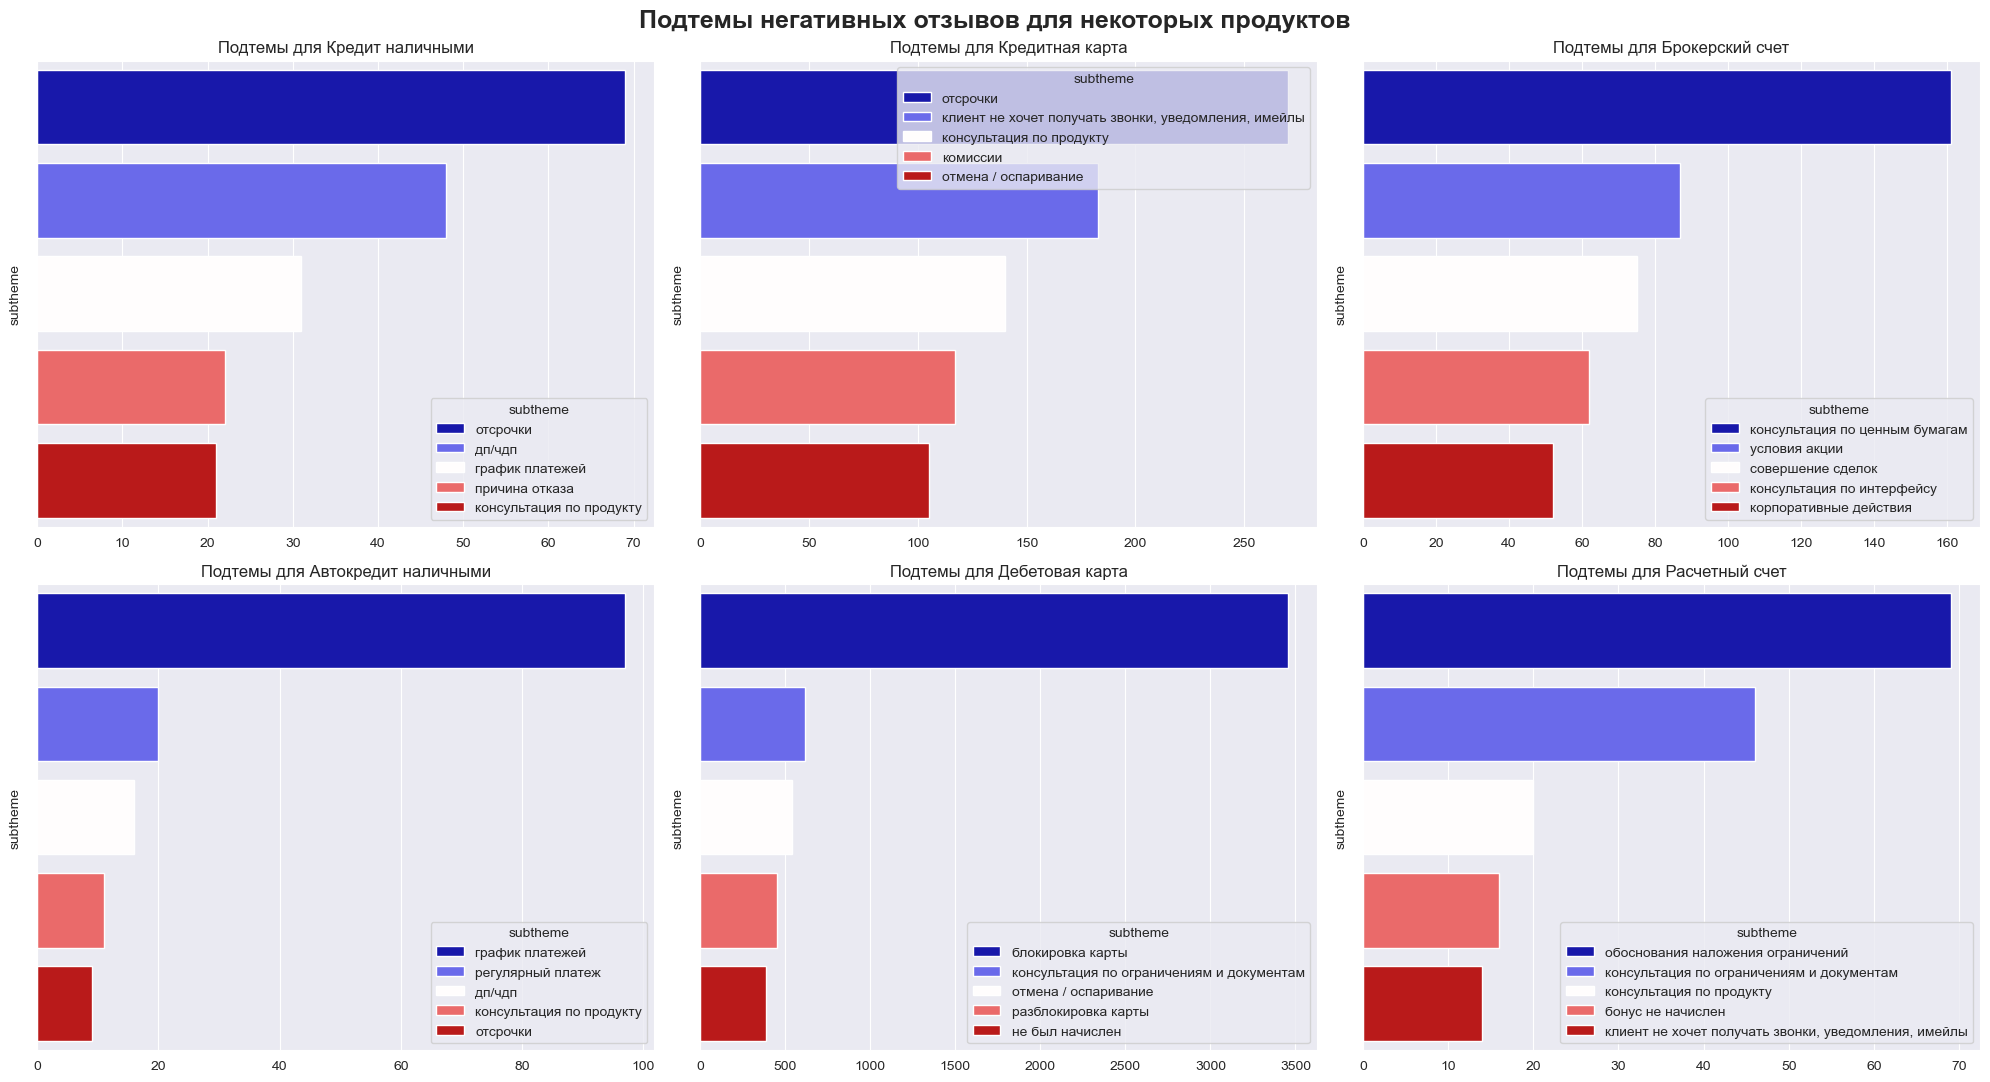
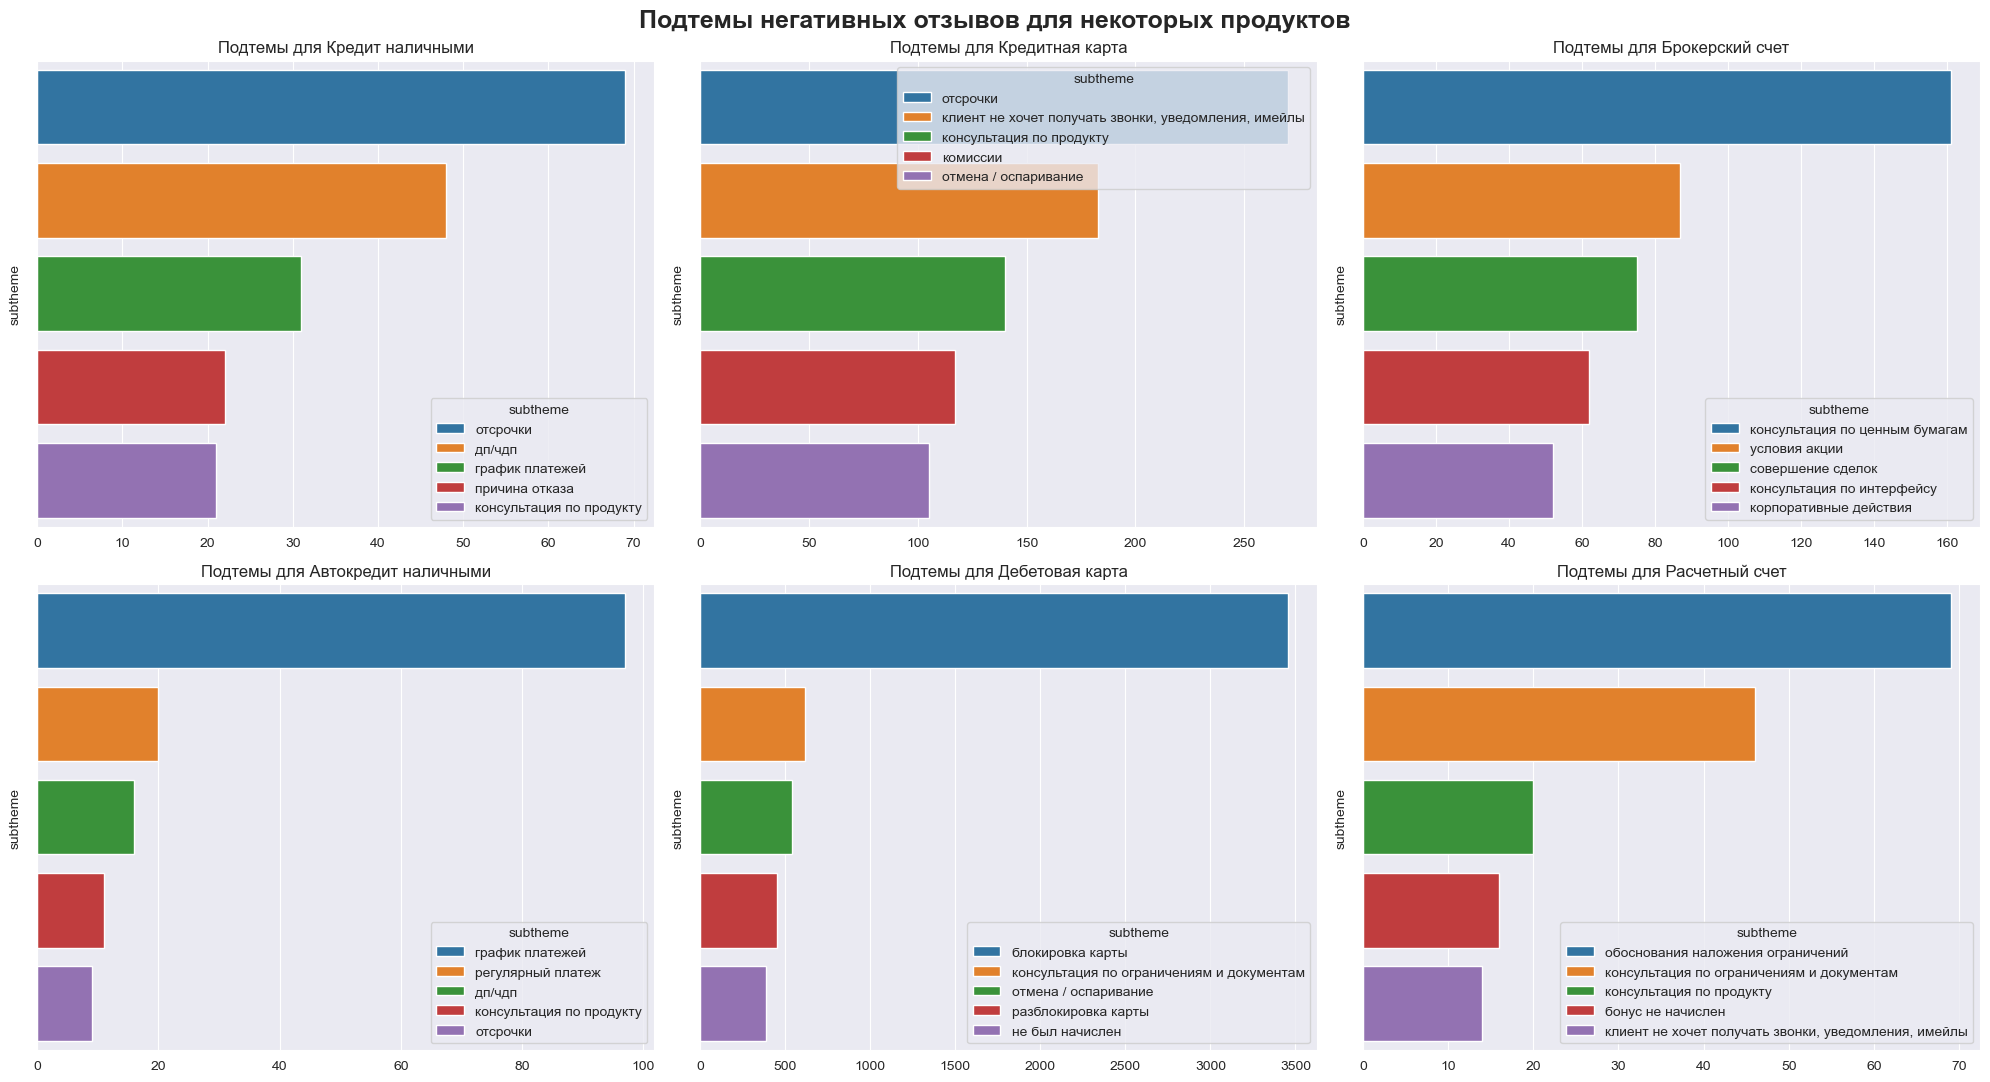
The change to this notebook cell's code, shown as a diff; its figure went from the first image to the second:
--- before
+++ after
@@ -5,30 +5,30 @@
 ax[0][0].set_title('Подтемы для Кредит наличными', fontsize=12)
 mask = df['subtheme'][(df['product'] == 'кредит наличными') & (df['review_emotion'] == 'Негативный')].value_counts()[:5]
-sns.barplot(x=mask.values, y=mask.index, hue=mask.index, palette='seismic', ax=ax[0][0], legend=True)
+sns.barplot(x=mask.values, y=mask.index, hue=mask.index, ax=ax[0][0], legend=True)
 ax[0][0].set_yticklabels([])
 
 ax[0][1].set_title('Подтемы для Кредитная карта', fontsize=12)
 mask = df['subtheme'][(df['product'] == 'кредитная карта') & (df['review_emotion'] == 'Негативный')].value_counts()[:5]
-sns.barplot(x=mask.values, y=mask.index, hue=mask.index, palette='seismic', ax=ax[0][1], legend=True)
+sns.barplot(x=mask.values, y=mask.index, hue=mask.index, ax=ax[0][1], legend=True)
 ax[0][1].set_yticklabels([])
 
 ax[1][0].set_title('Подтемы для Автокредит наличными', fontsize=12)
 mask = df['subtheme'][(df['product'] == 'автокредит наличными') & (df['review_emotion'] == 'Негативный')].value_counts()[:5]
-sns.barplot(x=mask.values, y=mask.index, hue=mask.index, palette='seismic', ax=ax[1][0], legend=True)
+sns.barplot(x=mask.values, y=mask.index, hue=mask.index, ax=ax[1][0], legend=True)
 ax[1][0].set_yticklabels([])
 
 ax[1][1].set_title('Подтемы для Дебетовая карта', fontsize=12)
 mask = df['subtheme'][(df['product'] == 'дебетовая карта') & (df['review_emotion'] == 'Негативный')].value_counts()[:5]
-sns.barplot(x=mask.values, y=mask.index, hue=mask.index, palette='seismic', ax=ax[1][1], legend=True)
+sns.barplot(x=mask.values, y=mask.index, hue=mask.index, ax=ax[1][1], legend=True)
 ax[1][1].set_yticklabels([]);
 
 ax[0][2].set_title('Подтемы для Брокерский счет', fontsize=12)
 mask = df['subtheme'][(df['product'] == 'брокерский счет') & (df['review_emotion'] == 'Негативный')].value_counts()[:5]
-sns.barplot(x=mask.values, y=mask.index, hue=mask.index, palette='seismic', ax=ax[0][2], legend=True)
+sns.barplot(x=mask.values, y=mask.index, hue=mask.index, ax=ax[0][2], legend=True)
 ax[0][2].set_yticklabels([]);
 
 ax[1][2].set_title('Подтемы для Расчетный счет', fontsize=12)
 mask = df['subtheme'][(df['product'] == 'расчетный счет') & (df['review_emotion'] == 'Негативный')].value_counts()[:5]
-sns.barplot(x=mask.values, y=mask.index, hue=mask.index, palette='seismic', ax=ax[1][2], legend=True)
+sns.barplot(x=mask.values, y=mask.index, hue=mask.index, ax=ax[1][2], legend=True)
 ax[1][2].set_yticklabels([]);
 

Commit: added